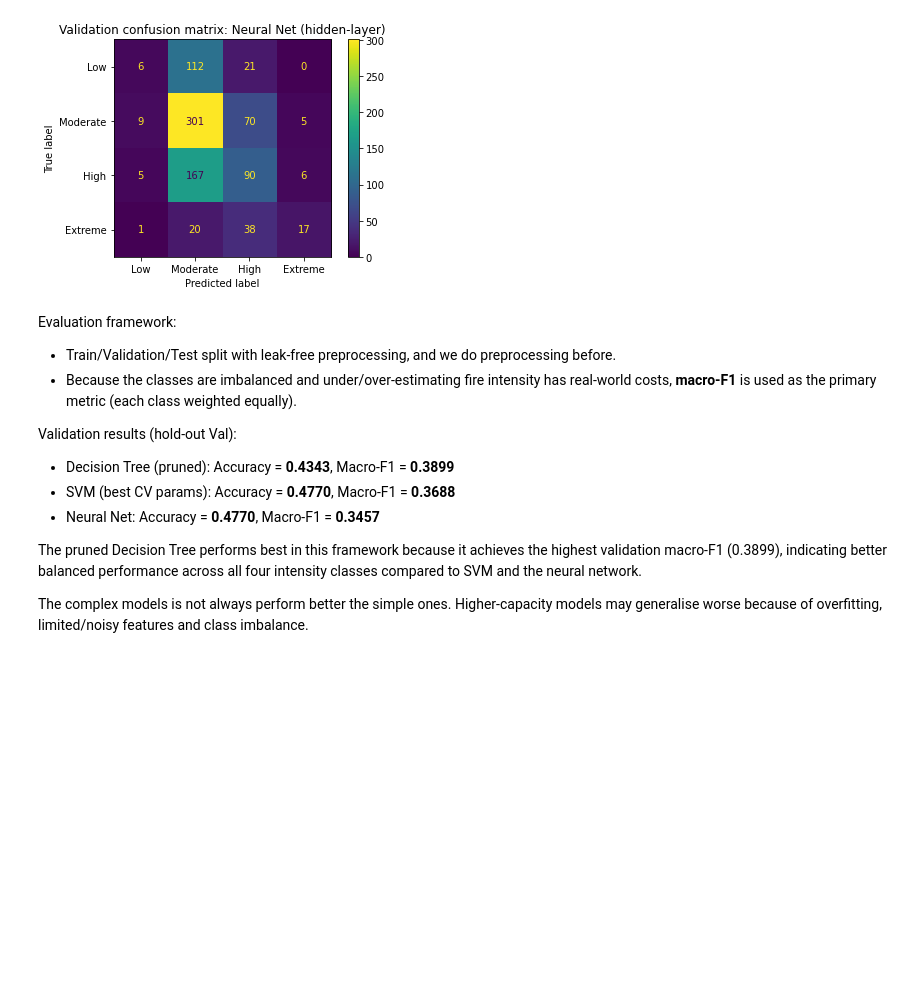
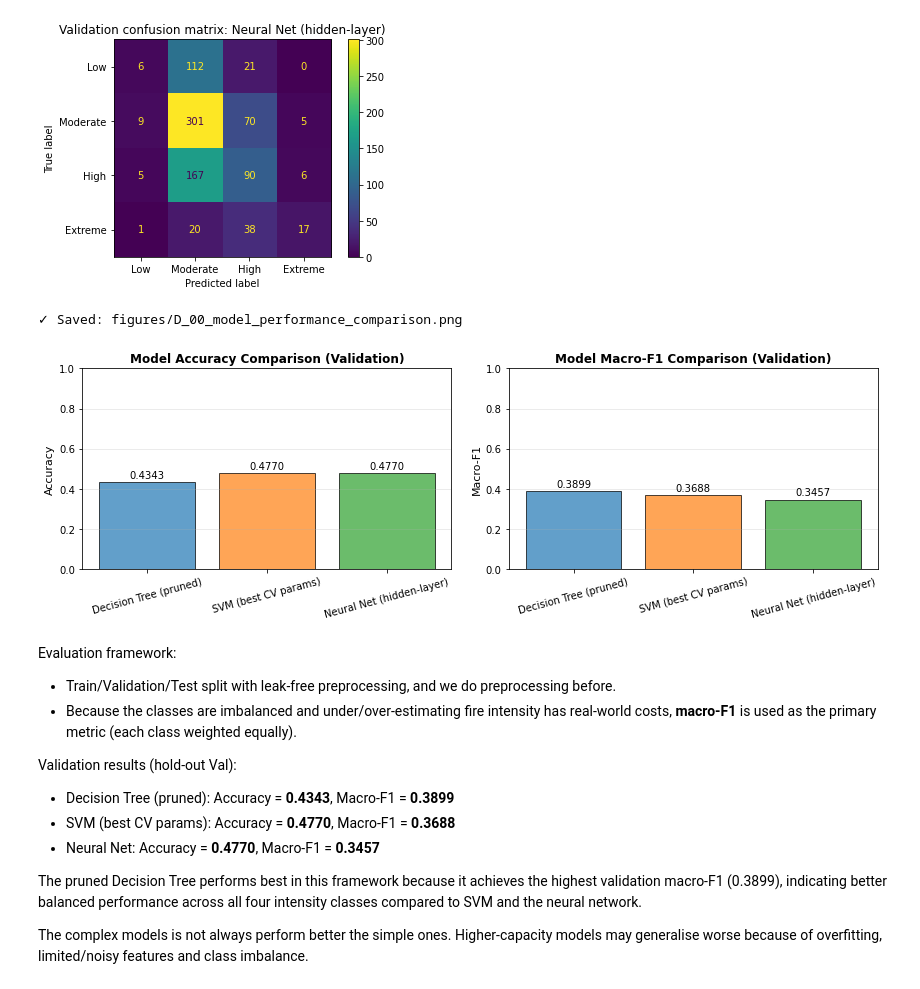
Before and after one commit to HieuTong/wildfires_classification, a Jupyter notebook: assignment2.ipynb, the cells around one changed output. Saved outputs shown, nothing was run; the diff lists cells and outputs as text; code cells hidden in the pictures; blank space fills up the shorter version.

Commit message:
Update the plots

```diff
--- a/assignment2.ipynb
+++ b/assignment2.ipynb
@@ -23,6 +23,15 @@ import torch
 import torch.nn as nn
 import torch.optim as optim
 from torch.utils.data import Dataset, DataLoader
+# %%
+import os
+os.makedirs('figures', exist_ok=True)
+
+def save_fig(name, dpi=150):
+    """Save current figure with descriptive name."""
+    filename = f'figures/{name}.png'
+    plt.savefig(filename, dpi=dpi, bbox_inches='tight')
+    print(f"✓ Saved: {filename}")
 # %% [markdown]
 # A. Task and Dataset Understanding
 # %% [markdown]
@@ -1129,9 +1150,11 @@ print("Best on validation (macro-F1):", results_val.iloc[0]["model"])
 
 # --- how they separate classes: confusion matrices on VAL ---
 class_names = ["Low", "Moderate", "High", "Extreme"]
-for r in [res_dt, res_svm, res_nn]:
+for i, r in enumerate([res_dt, res_svm, res_nn], start=1):
     ConfusionMatrixDisplay.from_predictions(y_val, r["y_pred"], display_labels=class_names, values_format="d")
     plt.title(f"Validation confusion matrix: {r['model']}")
+    model_name = r["model"].lower().replace(" ", "_").replace("(", "").replace(")", "")
+    save_fig(f"D_{i:02d}_confusion_{model_name}_validation")
     plt.show()
 # %% [output]
 |  | model | acc | macro_f1 |
@@ -1142,6 +1165,40 @@ Best on validation (macro-F1): Decision Tree (pruned)
 [figure]
 [figure]
 [figure]
+# %%
+# --- visualization: compare model performance ---
+fig, axes = plt.subplots(1, 2, figsize=(12, 4))
+
+models = results_val["model"]
+acc = results_val["acc"]
+f1 = results_val["macro_f1"]
+
+# Accuracy comparison
+axes[0].bar(models, acc, color=['#1f77b4', '#ff7f0e', '#2ca02c'], alpha=0.7, edgecolor='black')
+axes[0].set_ylabel("Accuracy", fontsize=11)
+axes[0].set_title("Model Accuracy Comparison (Validation)", fontsize=12, fontweight='bold')
+axes[0].set_ylim([0, 1])
+axes[0].grid(axis='y', alpha=0.3)
+for i, v in enumerate(acc):
+    axes[0].text(i, v + 0.02, f"{v:.4f}", ha='center', fontsize=10)
+axes[0].tick_params(axis='x', rotation=15)
+
+# Macro-F1 comparison
+axes[1].bar(models, f1, color=['#1f77b4', '#ff7f0e', '#2ca02c'], alpha=0.7, edgecolor='black')
+axes[1].set_ylabel("Macro-F1", fontsize=11)
+axes[1].set_title("Model Macro-F1 Comparison (Validation)", fontsize=12, fontweight='bold')
+axes[1].set_ylim([0, 1])
+axes[1].grid(axis='y', alpha=0.3)
+for i, v in enumerate(f1):
+    axes[1].text(i, v + 0.02, f"{v:.4f}", ha='center', fontsize=10)
+axes[1].tick_params(axis='x', rotation=15)
+
+plt.tight_layout()
+save_fig("D_00_model_performance_comparison")
+plt.show()
+# %% [output]
+✓ Saved: figures/D_00_model_performance_comparison.png
+[figure, added]
 # %% [markdown]
 Evaluation framework:
 
```
Also changed, not shown: parts of 13 cells of this notebook, 1 other file.
